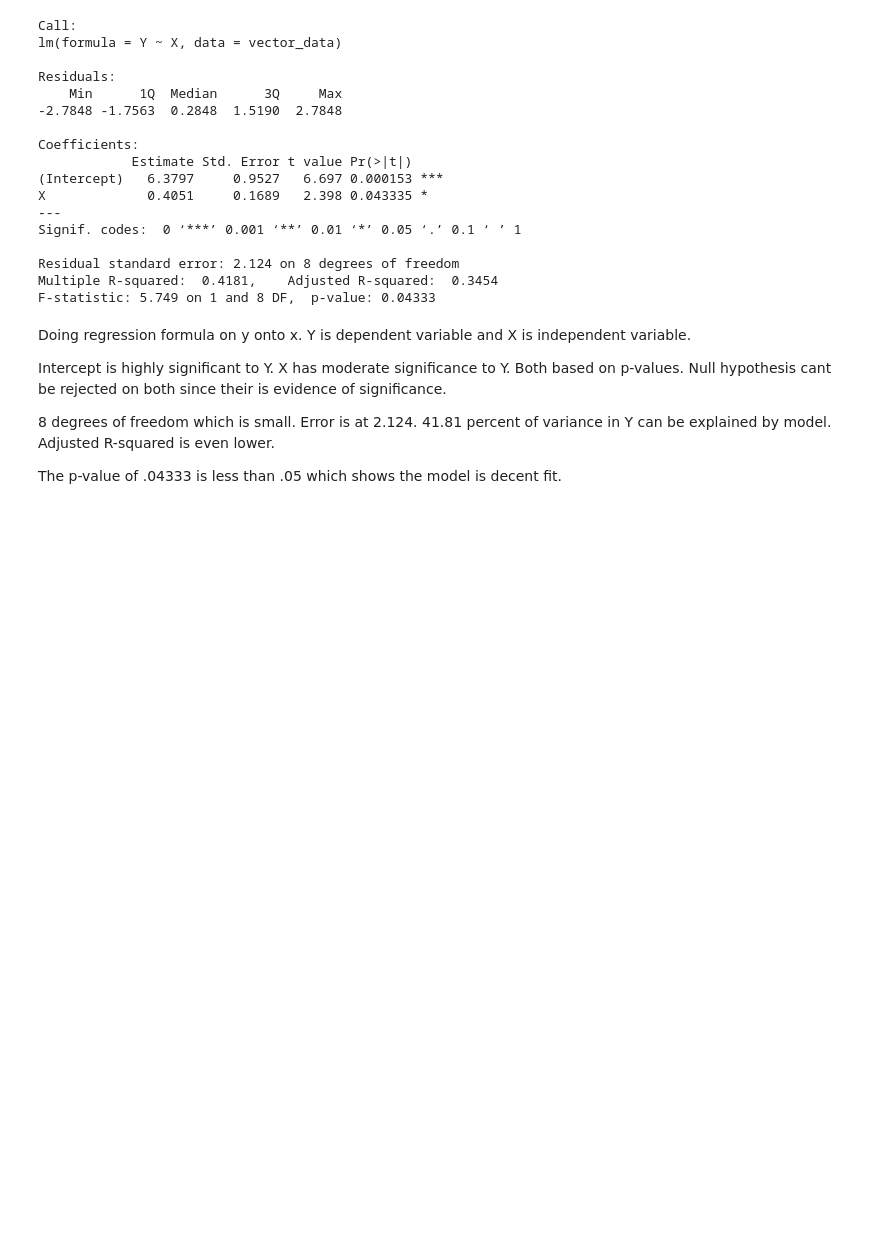
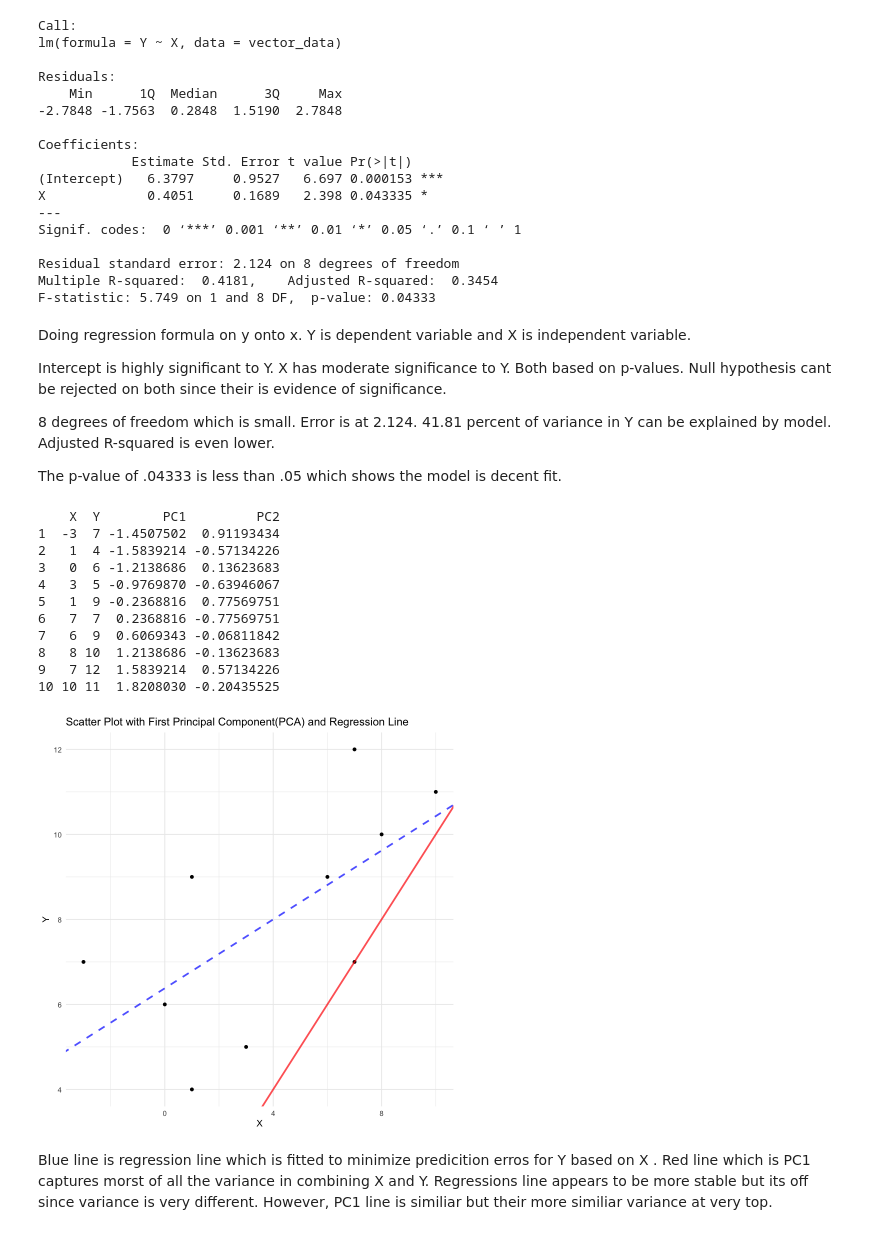
Before and after one commit to mencinas93/Bronchitis, a Jupyter notebook: Michael_Encinas_Exam_2.ipynb, the cells around one changed output. Cells and saved outputs as stored; diff of their text form; code cells hidden in the pictures; blank space fills up the shorter version.

```diff
--- a/Michael_Encinas_Exam_2.ipynb
+++ b/Michael_Encinas_Exam_2.ipynb
@@ -458,3 +458,32 @@ Intercept is highly significant to Y. X has moderate significance to Y. Both bas
 8 degrees of freedom which is small. Error is at 2.124. 41.81 percent of variance in Y can be explained by model. Adjusted R-squared is even lower.
 
 The p-value of .04333 is less than .05 which shows the model is decent fit.
+# %%
+
+ggplot(vector_data, aes(x = X, y = Y)) +
+  geom_point() +
+  geom_abline(intercept = reg_model$coefficients[1], slope = reg_model$coefficients[2], color = "blue", linetype = "dashed", linewidth = 1, alpha = 0.7) +
+  geom_abline(intercept = 0, slope = pca$rotation[2,1] / pca$rotation[1,1], color = "red", linewidth = 1, alpha = 0.7) +
+  labs(title = "Scatter Plot with First Principal Component(PCA) and Regression Line",
+       x = "X",
+       y = "Y") +
+  theme_minimal()
+
+vector_data$PC1 <- pca$x[,1]
+vector_data$PC2 <- pca$x[,2]
+print(vector_data)
+# %% [output]
+    X  Y        PC1         PC2
+1  -3  7 -1.4507502  0.91193434
+2   1  4 -1.5839214 -0.57134226
+3   0  6 -1.2138686  0.13623683
+4   3  5 -0.9769870 -0.63946067
+5   1  9 -0.2368816  0.77569751
+6   7  7  0.2368816 -0.77569751
+7   6  9  0.6069343 -0.06811842
+8   8 10  1.2138686 -0.13623683
+9   7 12  1.5839214  0.57134226
+10 10 11  1.8208030 -0.20435525
+[figure, added]
+# %% [markdown]
+Blue line is regression line which is fitted to minimize predicition erros for Y based on X . Red line which is PC1 captures morst of all the variance in combining X and Y. Regressions line appears to be more stable but its off since variance is very different. However, PC1 line is similiar but their more similiar variance at very top.
```
